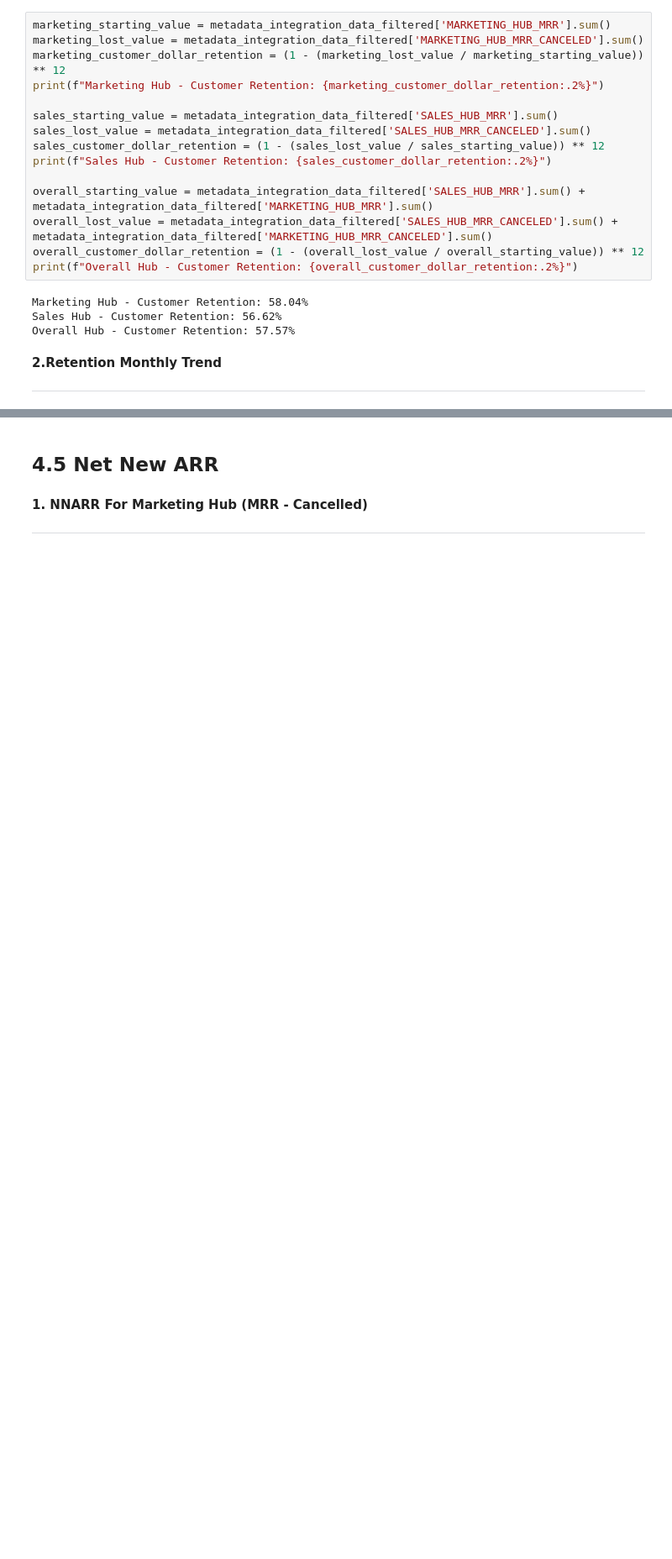
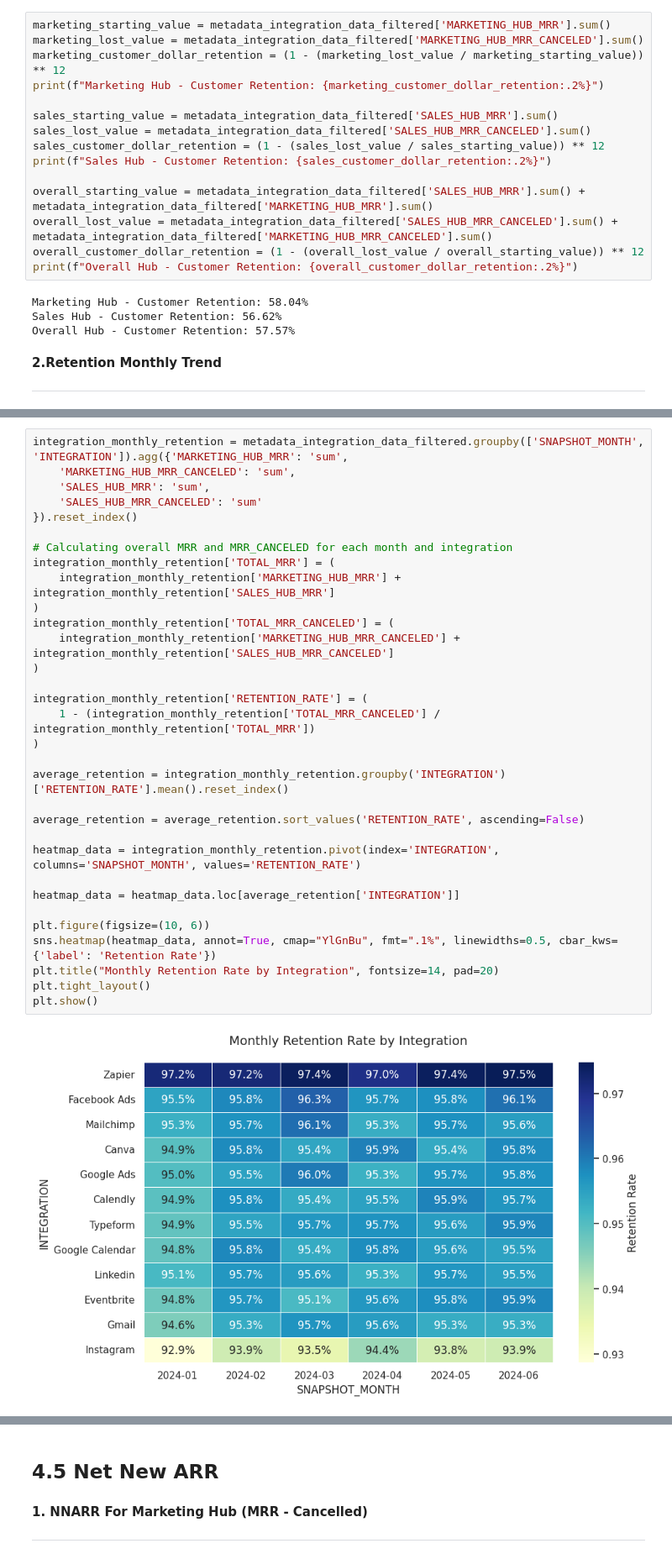
Before and after one commit to sini-sam-20/Fetch-Take-Home-Assignment, a Jupyter notebook: HubSpot/HubSpot_Integrations.ipynb, the cells around one changed output, grey strips where cells are left out. Shown at 84% size. Cells and saved outputs as stored; diff of their text form; blank space fills up the shorter version.

```diff
--- a/HubSpot/HubSpot_Integrations.ipynb
+++ b/HubSpot/HubSpot_Integrations.ipynb
@@ -695,0 +705,34 @@ plt.show()
+# %%
+integration_monthly_retention = metadata_integration_data_filtered.groupby(['SNAPSHOT_MONTH', 'INTEGRATION']).agg({'MARKETING_HUB_MRR': 'sum',
+    'MARKETING_HUB_MRR_CANCELED': 'sum',
+    'SALES_HUB_MRR': 'sum',
+    'SALES_HUB_MRR_CANCELED': 'sum'
+}).reset_index()
+
+# Calculating overall MRR and MRR_CANCELED for each month and integration
+integration_monthly_retention['TOTAL_MRR'] = (
+    integration_monthly_retention['MARKETING_HUB_MRR'] + integration_monthly_retention['SALES_HUB_MRR']
+)
+integration_monthly_retention['TOTAL_MRR_CANCELED'] = (
+    integration_monthly_retention['MARKETING_HUB_MRR_CANCELED'] + integration_monthly_retention['SALES_HUB_MRR_CANCELED']
+)
+
+integration_monthly_retention['RETENTION_RATE'] = (
+    1 - (integration_monthly_retention['TOTAL_MRR_CANCELED'] / integration_monthly_retention['TOTAL_MRR'])
+)
+
+average_retention = integration_monthly_retention.groupby('INTEGRATION')['RETENTION_RATE'].mean().reset_index()
+
+average_retention = average_retention.sort_values('RETENTION_RATE', ascending=False)
+
+heatmap_data = integration_monthly_retention.pivot(index='INTEGRATION', columns='SNAPSHOT_MONTH', values='RETENTION_RATE')
+
+heatmap_data = heatmap_data.loc[average_retention['INTEGRATION']]
+
+plt.figure(figsize=(10, 6))
+sns.heatmap(heatmap_data, annot=True, cmap="YlGnBu", fmt=".1%", linewidths=0.5, cbar_kws={'label': 'Retention Rate'})
+plt.title("Monthly Retention Rate by Integration", fontsize=14, pad=20)
+plt.tight_layout()
+plt.show()
+# %% [output]
+[figure, added]
```
Also changed, not shown: parts of 22 cells of this notebook.
